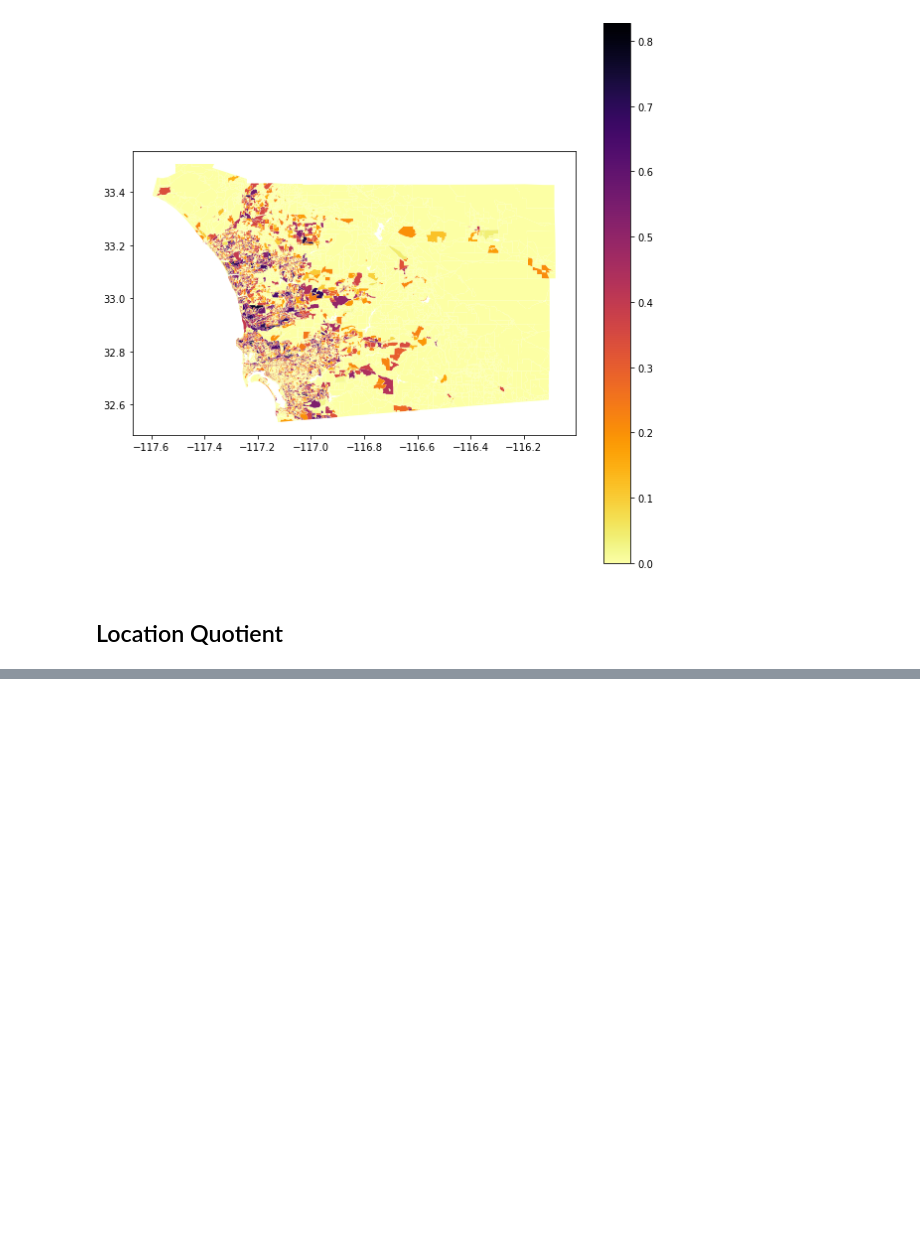
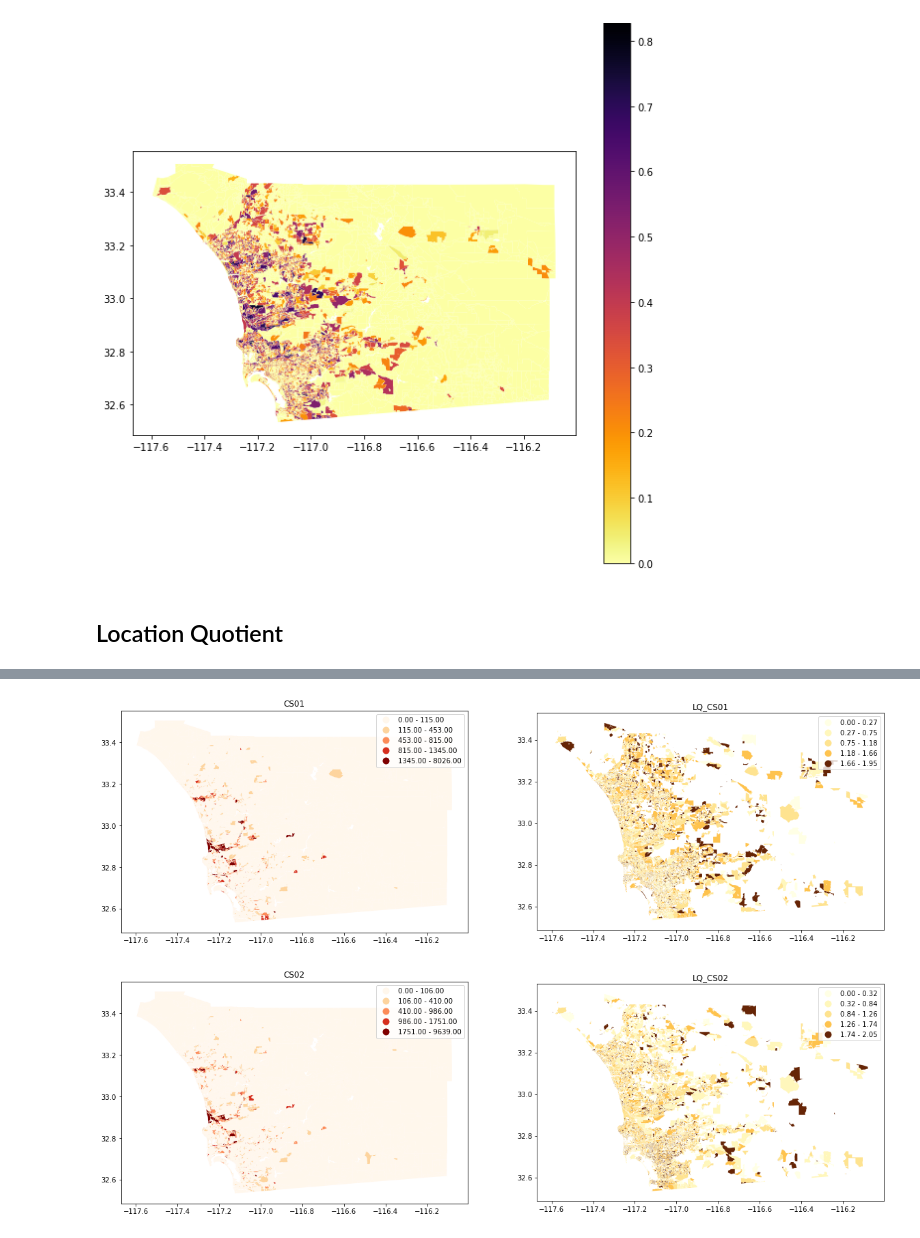
Before and after one commit to AnGWar26/Regional-Employment-Clusters, a Jupyter notebook: LEHD_DataRead.ipynb, the cells around one changed output, grey strips where cells are left out. Cells and saved outputs as stored; diff of their text form; code cells hidden in the pictures; blank space fills up the shorter version.

```diff
--- a/LEHD_DataRead.ipynb
+++ b/LEHD_DataRead.ipynb
@@ -206,0 +173,6 @@ graph_codes('CD04','OrRd',10)
+# %%
+for codes in sex_list:
+    graph_codes(codes)
+# %% [output]
+[figure, added]
+[figure, added]
```
Also changed, not shown: parts of 18 cells of this notebook.
